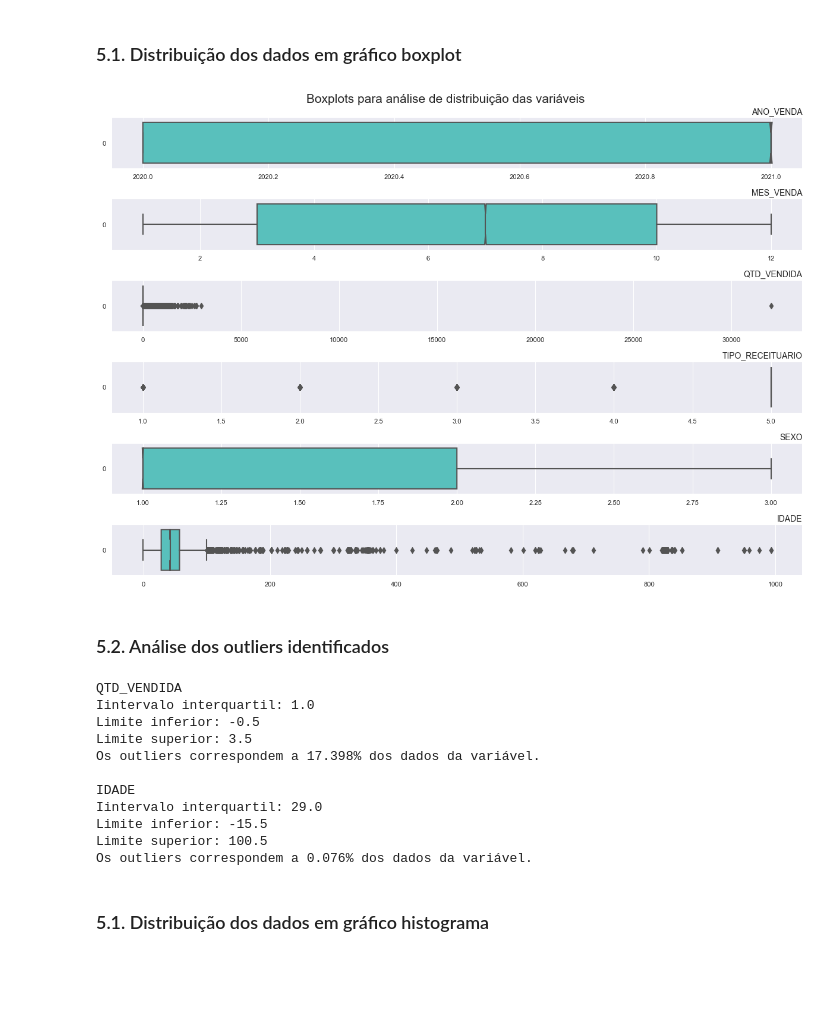
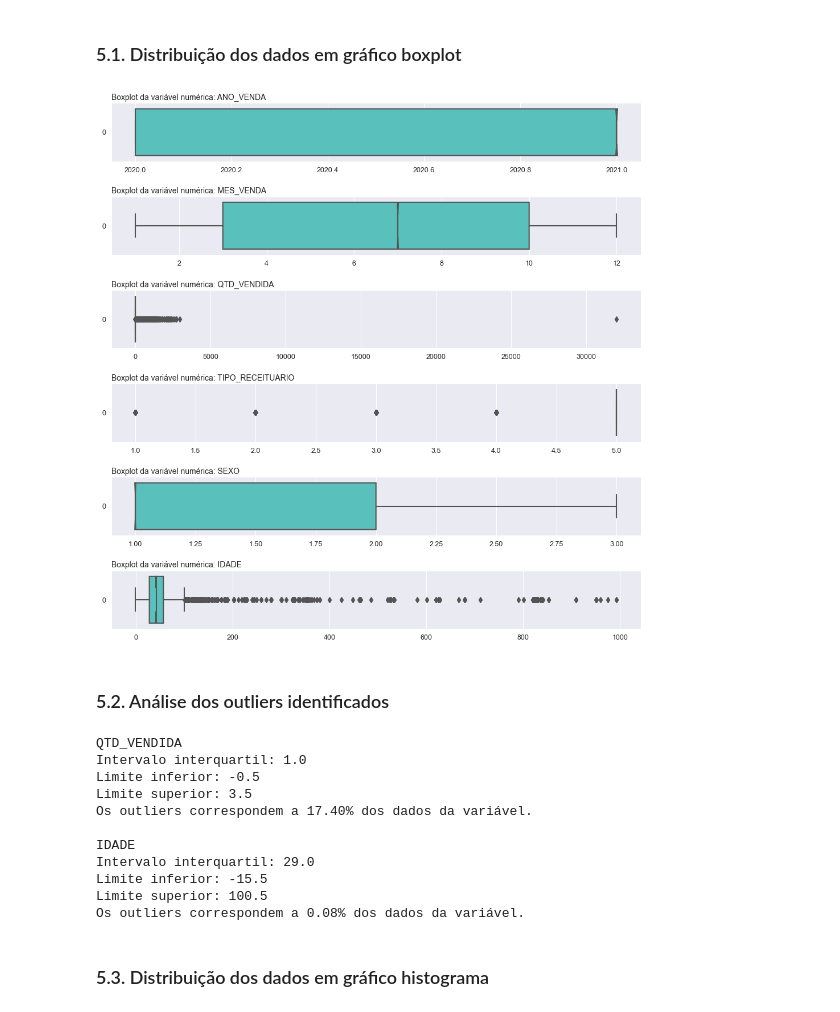
Before and after one commit to emso-exe/Venda_de_medicamentos_controlados_e_antimicrobianos_-_industrializados, a Jupyter notebook: 001_analise_de_vendas.ipynb, the cells around one changed output. Drawn from its saved outputs; the diff is of its cells as text; code cells hidden in the pictures; blank space fills up the shorter version.

Commit message:
feat: Ajustes nos gráficos boxplot e histograma e inclusão do gráfico countplot.

```diff
--- a/001_analise_de_vendas.ipynb
+++ b/001_analise_de_vendas.ipynb
@@ -390,34 +390,42 @@ df[cols].describe().T
 # %%
 def graf_boxplot(dataframe):
     '''
     Plota vários boxplots de acordo com o número de colunas.
 
     :param dataframe: DataFrame
         DataFrame a ser analisado.
     '''
-    coluna = dataframe.select_dtypes(exclude=['object', 'category']).columns
+    # Selecionar apenas variáveis numéricas
+    colunas = dataframe.select_dtypes(include=['number']).columns
 
-    fig, axs = plt.subplots(nrows=len(coluna), ncols=1,
-                            figsize=(15, 10), gridspec_kw={'hspace': 0.6})
+    # Calcular a quantidade de subplots necessário
+    qtde_subplots = len(colunas)
 
-    plt.suptitle(
-        'Boxplots para análise de distribuição das variáveis', fontsize=15, y=0.92)
+    # Criar subplots dinamicamente
+    fig, axs = plt.subplots(qtde_subplots, 1,
+                            figsize=(12, 2 * qtde_subplots), gridspec_kw={'hspace': 0.6})
 
-    for i, col in enumerate(coluna):
+    # Loop sobre as variáveis numéricas e plotar o gráfico
+    for i, col in enumerate(colunas):
         sns.boxplot(data=dataframe[col], ax=axs[i],
                     notch=True, orient='h', color='mediumturquoise')
+        # Configurar o título e remover os rótulos dos eixos
+        axs[i].set_title(
+            f'Boxplot da variável numérica: {col}', loc='left', fontsize=10, pad=4)
         axs[i].set(xlabel='', ylabel='')
-        axs[i].tick_params(labelsize=8)
+        # Ajustar o tamanho dos rótulos
+        axs[i].tick_params(labelsize=9)
+        # Exibir rótulos sem formatação especial
         axs[i].ticklabel_format(style='plain', axis='x')
-        axs[i].set_title(f'{col}', loc='right', fontsize=10, pad=4)
 
+    # Ajustar o layout para evitar sobreposição
     plt.tight_layout()
     plt.show()
 
 
 graf_boxplot(df)
 # %% [output]
-[figure, old version]
+[figure, new version]
 # %% [markdown]
 ### 5.2. Análise dos outliers identificados
 # %%
@@ -436,21 +444,21 @@ for col in cols:
                     len(df[(df[col] < (limite_inferior))])) / df.shape[0])
 
     print(f'\n{col.upper()}')
-    print(f'Iintervalo interquartil: {IIQ}')
+    print(f'Intervalo interquartil: {IIQ}')
     print(f'Limite inferior: {limite_inferior}')
     print(f'Limite superior: {limite_superior}')
-    print(f'Os outliers correspondem a {total_limite:.3%} dos dados da variável.')
+    print(f'Os outliers correspondem a {total_limite:.2%} dos dados da variável.')
 # %% [output]
 QTD_VENDIDA
-Iintervalo interquartil: 1.0
+Intervalo interquartil: 1.0
 Limite inferior: -0.5
 Limite superior: 3.5
-Os outliers correspondem a 17.398% dos dados da variável.
+Os outliers correspondem a 17.40% dos dados da variável.
 
 IDADE
-Iintervalo interquartil: 29.0
+Intervalo interquartil: 29.0
 Limite inferior: -15.5
 Limite superior: 100.5
-Os outliers correspondem a 0.076% dos dados da variável.
+Os outliers correspondem a 0.08% dos dados da variável.
 # %% [markdown]
-### 5.1. Distribuição dos dados em gráfico histograma
+### 5.3. Distribuição dos dados em gráfico histograma
```
Also changed, not shown: parts of 3 cells of this notebook.
